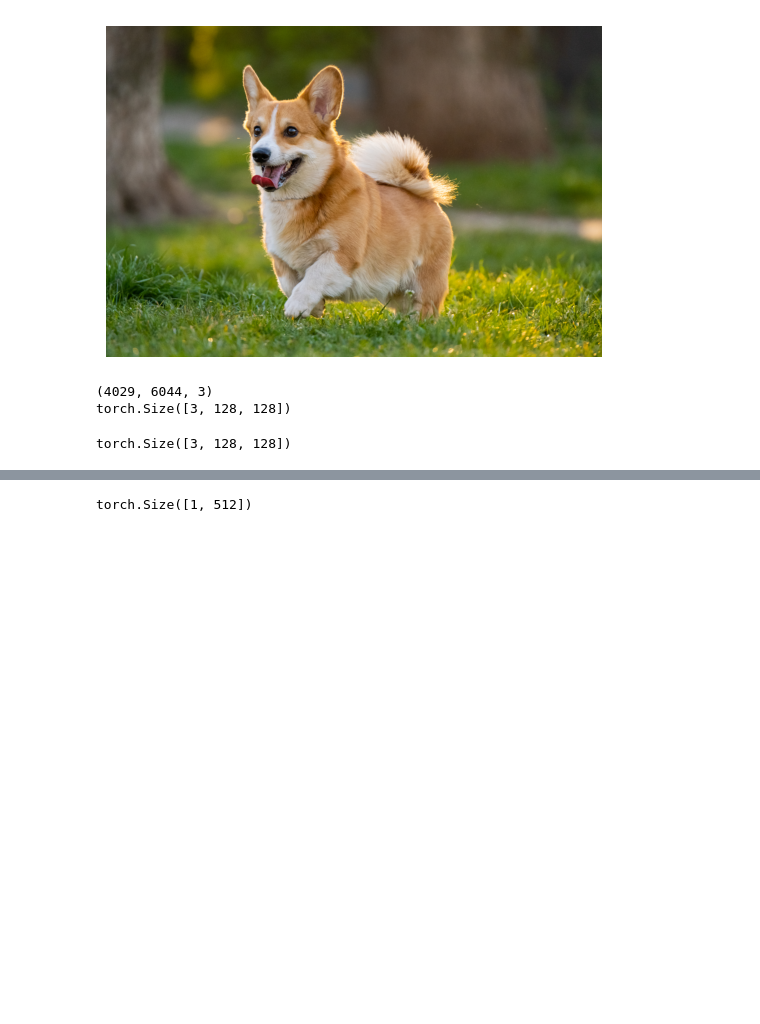
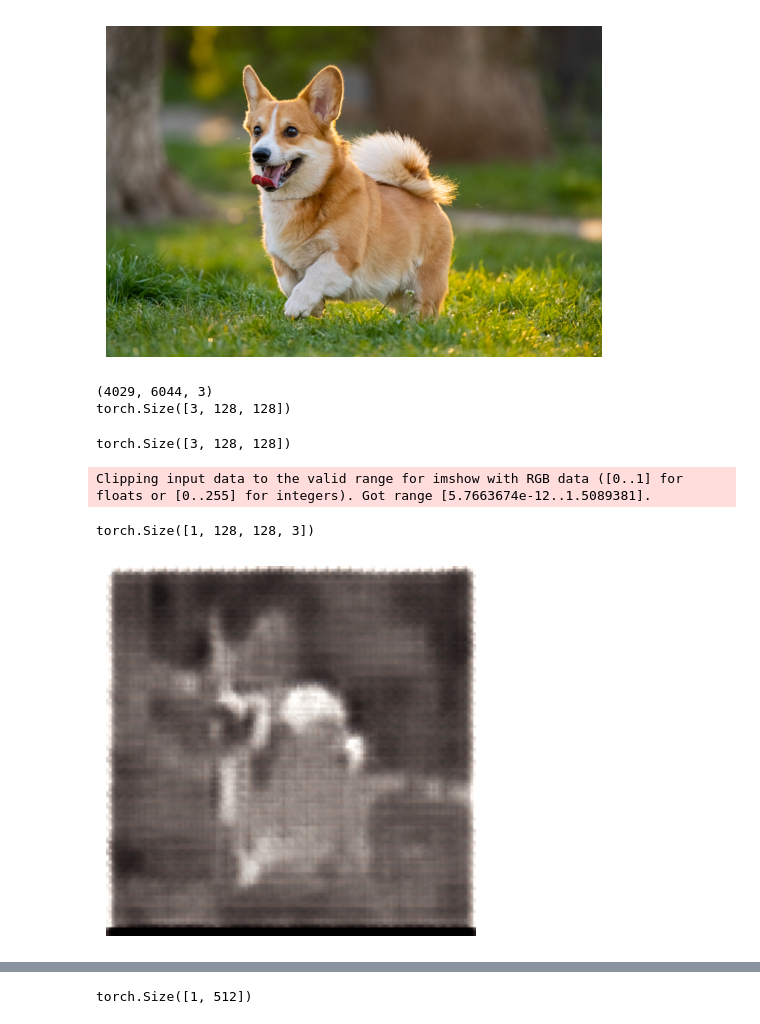
Before and after one commit to Ishushan02/Text-To-Video-Generation, a Jupyter notebook: 2_model_preparation.ipynb, the cells around one changed output, grey strips where cells are left out. Saved outputs shown, nothing was run; the diff lists cells and outputs as text; code cells hidden in the pictures; blank space fills up the shorter version.

Commit message:
Create Data Fetching for Training - 2 methods

```diff
--- a/2_model_preparation.ipynb
+++ b/2_model_preparation.ipynb
@@ -38,4 +43,21 @@ inChannels = 3
 
 device = torch.device('mps' if torch.cuda.is_available() else 'cpu')
 modelA = VecQVAE(inChannels = inChannels, hiddenDim = hiddenDim, codeBookdim = codeBookdim, embedDim = embedDim).to(device)
+# %%
+modelValA = torch.load("models/VQVAE-GIF-thread-1.pt", map_location=torch.device('cpu'))
+modelA.load_state_dict(modelValA)
+with torch.inference_mode():
+    encodedImage = modelA.encodeImage(tensorFrames.unsqueeze(0), )
+    decodedImage = modelA.decodeImage(encodedImage)
+
+decodedImage = rearrange(decodedImage, 'b c h w -> b h w c')
+npImage = (decodedImage * 255.0).squeeze().squeeze().detach().numpy()
+print(decodedImage.shape)
+plt.imshow(npImage)
+plt.axis('off')
+plt.show()
+# %% [output]
+Clipping input data to the valid range for imshow with RGB data ([0..1] for floats or [0..255] for integers). Got range [5.7663674e-12..1.5089381].
+torch.Size([1, 128, 128, 3])
+[figure, added]
 # %%
```
Also changed, not shown: parts of 11 cells of this notebook.
